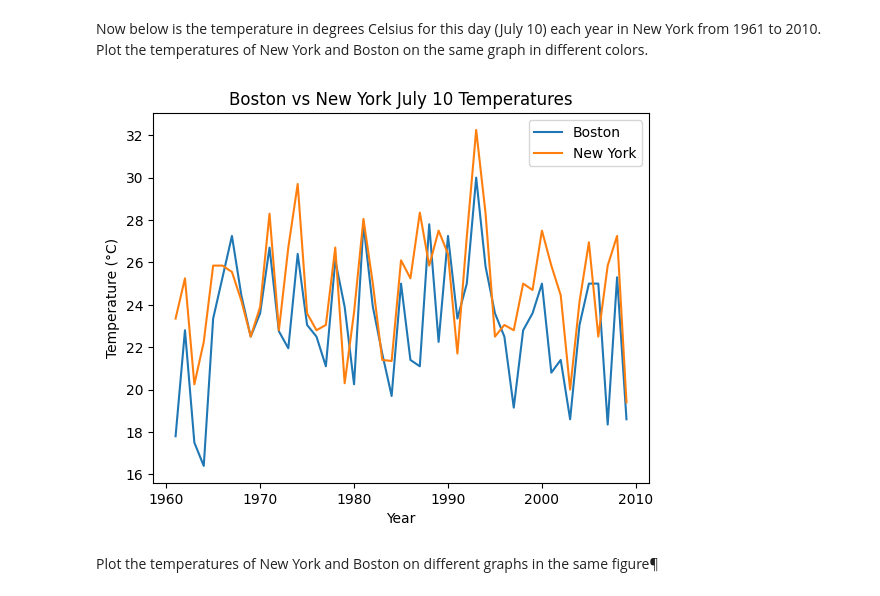
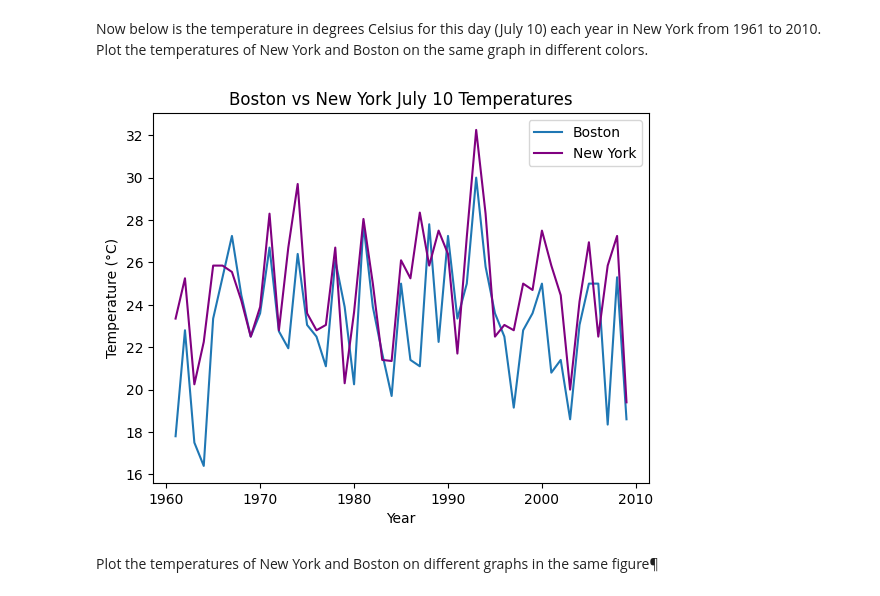
Before and after one commit to naishasrivastava/datascience, a Jupyter notebook: Matplotlib_Exercises.ipynb, the cells around one changed output. Cells and saved outputs as stored; diff of their text form; code cells hidden in the pictures.

```diff
--- a/Matplotlib_Exercises.ipynb
+++ b/Matplotlib_Exercises.ipynb
@@ -31,14 +31,14 @@ temp_new_york =[23.35, 25.25, 20.25, 22.25, 25.85, 25.85, 25.55, 24.2, 22.5, 23.
 22.5, 25.85, 27.25, 19.4]
 # %%
 plt.plot(years, temp_boston, label='Boston')
-plt.plot(years, temp_new_york, label='New York')
+plt.plot(years, temp_new_york, label='New York', color ='purple')
 plt.xlabel('Year')
 plt.ylabel('Temperature (°C)')
 plt.title('Boston vs New York July 10 Temperatures')
 plt.legend()
 plt.show()
 # %% [output]
-[figure, old version]
+[figure, new version]
 # %% [markdown]
 Plot the temperatures of New York and Boston on different graphs in the same figure¶
 # %%
```
Also changed, not shown: parts of 3 cells of this notebook.
